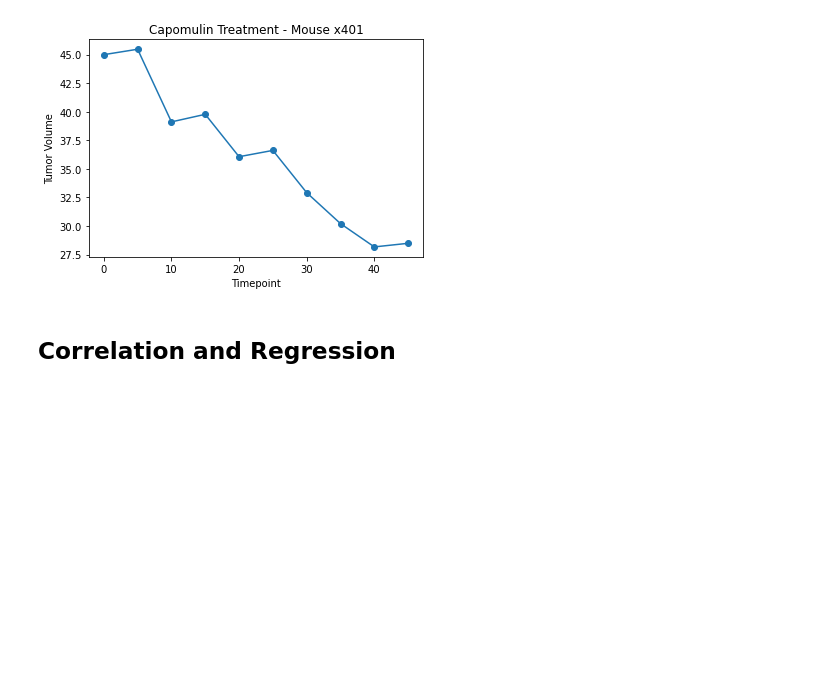
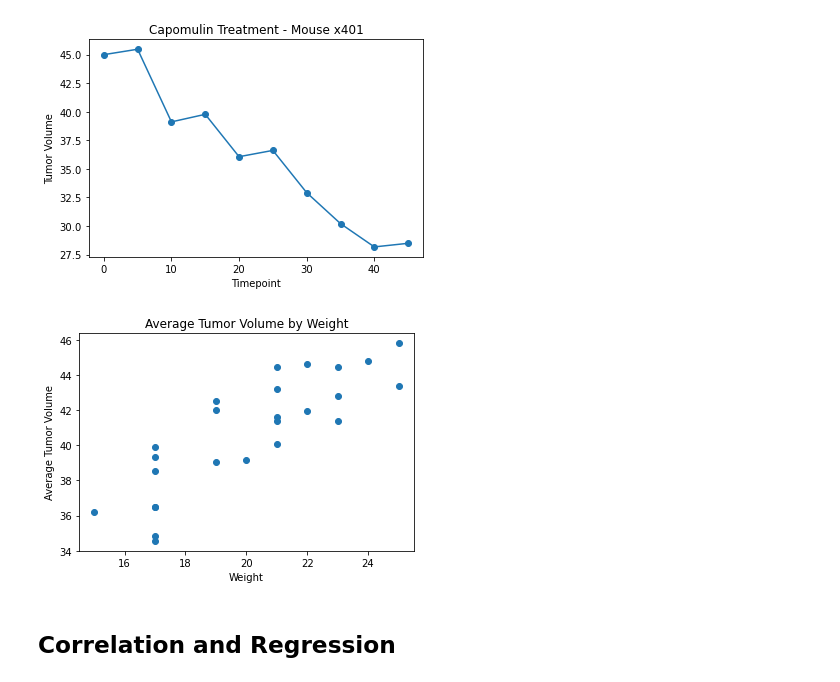
Before and after one commit to thallegacy/matplotlib-challenge, a Jupyter notebook: pymaceuticals_LR.ipynb, the cells around one changed output. Drawn from its saved outputs; the diff is of its cells as text; code cells hidden in the pictures; blank space fills up the shorter version.

Commit message:
scatter plot for average weight and tumor volume

```diff
--- a/pymaceuticals_LR.ipynb
+++ b/pymaceuticals_LR.ipynb
@@ -295,3 +293,22 @@ plt.show()
+# %%
+# Generate a scatter plot of average tumor volume vs. mouse weight for the Capomulin regimen
+
+# Identify Capomulin data
+capo_data = mouse_study_data.loc[mouse_study_data["Drug Regimen"] == "Capomulin"]
+
+# Getting the average (mean) tumor volume and weight for each mouse
+avg_cap_tv = capo_data.groupby("Mouse ID")["Tumor Volume (mm3)"].mean()
+avg_cap_w = capo_data.groupby("Mouse ID")["Weight (g)"].mean()
+
+plt.scatter(avg_cap_w,avg_cap_tv)
+
+plt.xlabel("Weight")
+plt.ylabel("Average Tumor Volume")
+plt.title("Average Tumor Volume by Weight")
+
+plt.show()
+# %% [output]
+[figure, added]
 # %% [markdown]
 ## Correlation and Regression
 # %%
```
Also changed, not shown: parts of 2 cells of this notebook.
